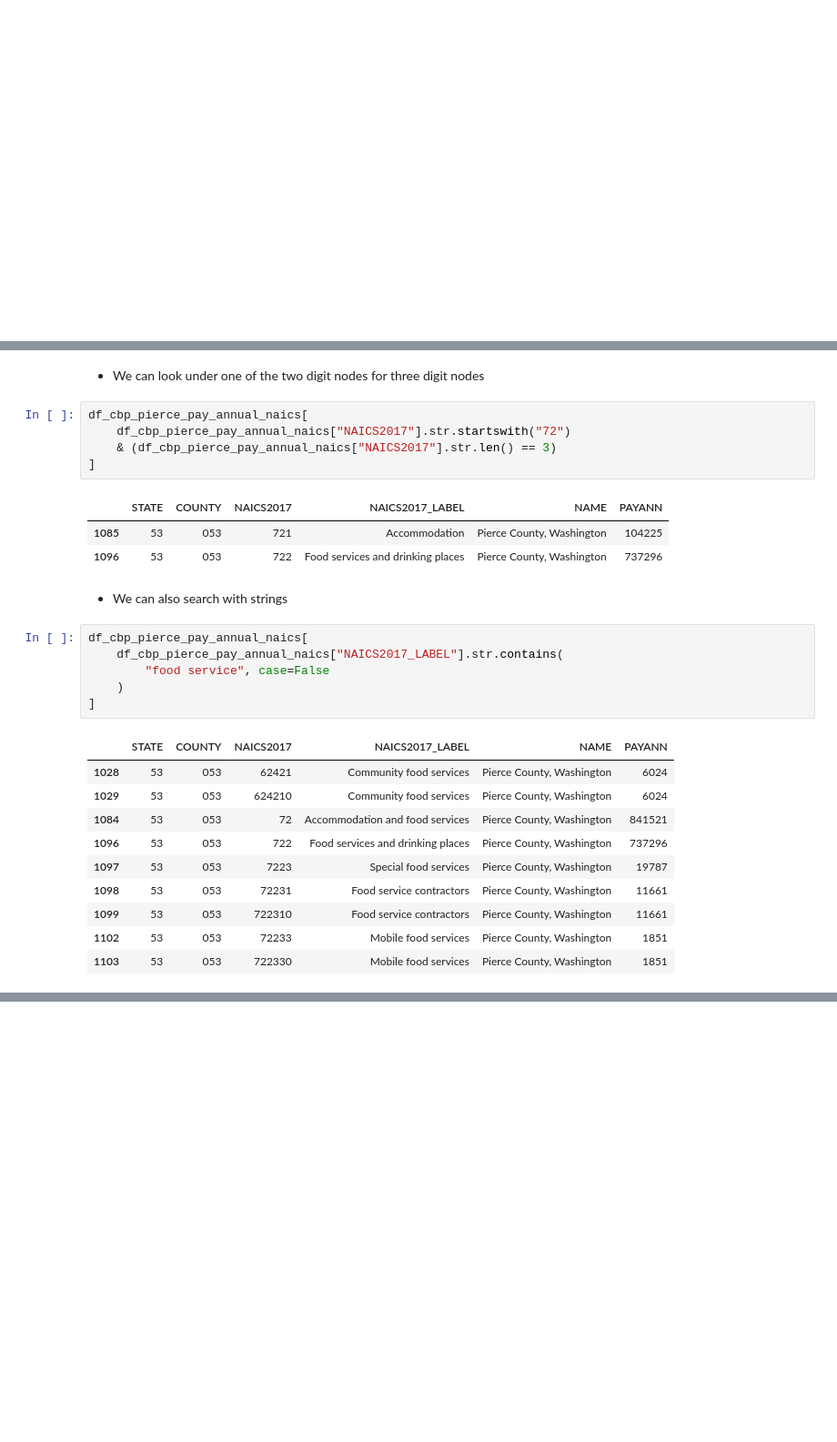
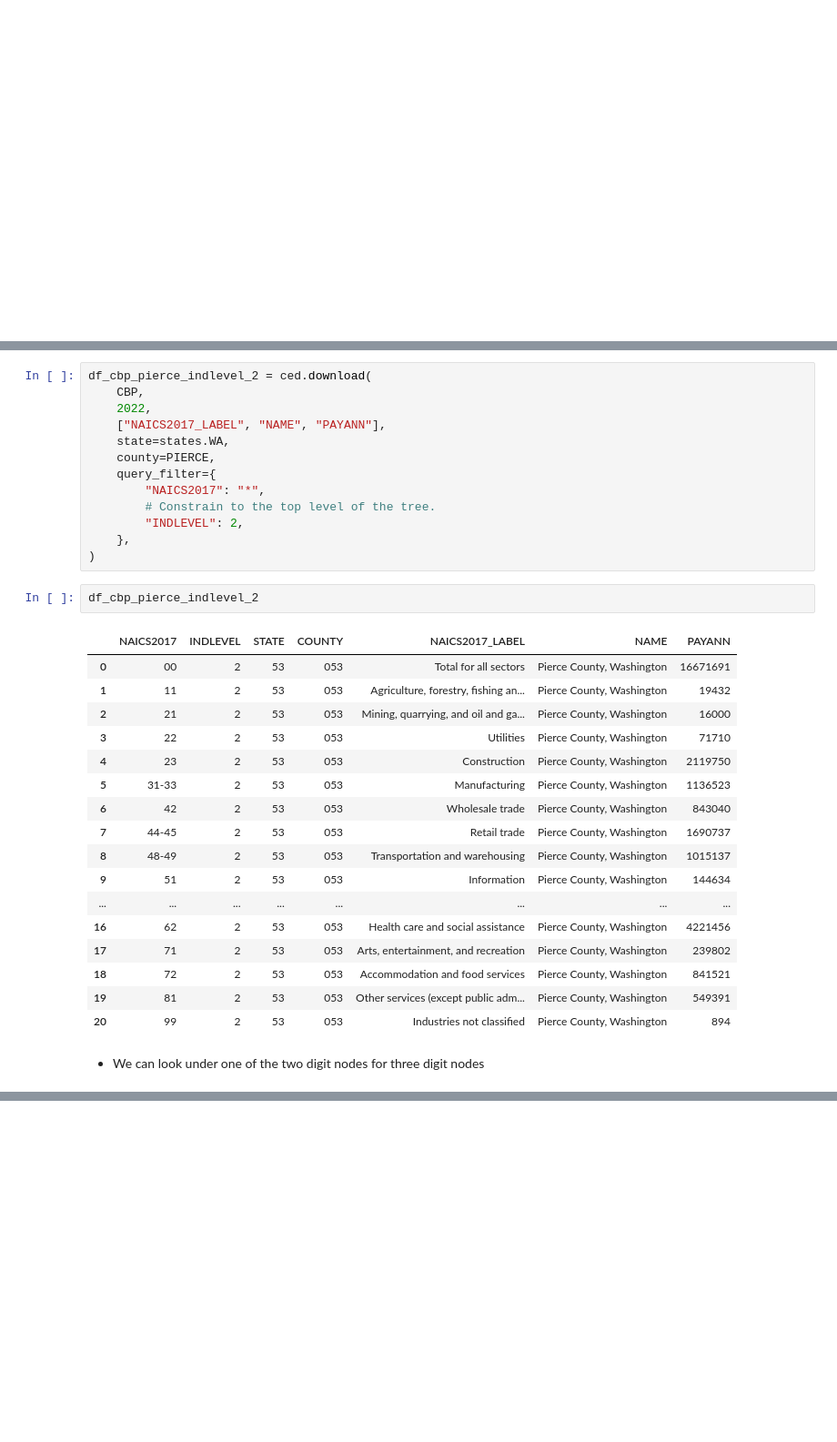
Before and after one commit to censusdis/censusdis-tutorial-2024, a Jupyter notebook: Lessons/Lesson 4 Query Filters.ipynb, the cells around one changed output, grey strips where cells are left out. Shown at 91% size. Cells and saved outputs as stored; diff of their text form; blank space fills up the shorter version.

```diff
--- a/Lessons/Lesson 4 Query Filters.ipynb
+++ b/Lessons/Lesson 4 Query Filters.ipynb
@@ -267,30 +284,35 @@ df_cbp_pierce_pay_annual_naics[
+# %%
+df_cbp_pierce_indlevel_2 = ced.download(
+    CBP,
+    2022,
+    ["NAICS2017_LABEL", "NAME", "PAYANN"],
+    state=states.WA,
+    county=PIERCE,
+    query_filter={
+        "NAICS2017": "*",
+        # Constrain to the top level of the tree.
+        "INDLEVEL": 2,
+    },
+)
+# %%
+df_cbp_pierce_indlevel_2
+# %% [output]
+|  | NAICS2017 | INDLEVEL | STATE | COUNTY | NAICS2017_LABEL | NAME | PAYANN |
+| 0 | 00 | 2 | 53 | 053 | Total for all sectors | Pierce County, Washington | 16671691 |
+| 1 | 11 | 2 | 53 | 053 | Agriculture, forestry, fishing an... | Pierce County, Washington | 19432 |
+| 2 | 21 | 2 | 53 | 053 | Mining, quarrying, and oil and ga... | Pierce County, Washington | 16000 |
+| 3 | 22 | 2 | 53 | 053 | Utilities | Pierce County, Washington | 71710 |
+| 4 | 23 | 2 | 53 | 053 | Construction | Pierce County, Washington | 2119750 |
+| 5 | 31-33 | 2 | 53 | 053 | Manufacturing | Pierce County, Washington | 1136523 |
+| 6 | 42 | 2 | 53 | 053 | Wholesale trade | Pierce County, Washington | 843040 |
+| 7 | 44-45 | 2 | 53 | 053 | Retail trade | Pierce County, Washington | 1690737 |
+| 8 | 48-49 | 2 | 53 | 053 | Transportation and warehousing | Pierce County, Washington | 1015137 |
+| 9 | 51 | 2 | 53 | 053 | Information | Pierce County, Washington | 144634 |
+| ... | ... | ... | ... | ... | ... | ... | ... |
+| 16 | 62 | 2 | 53 | 053 | Health care and social assistance | Pierce County, Washington | 4221456 |
+| 17 | 71 | 2 | 53 | 053 | Arts, entertainment, and recreation | Pierce County, Washington | 239802 |
+| 18 | 72 | 2 | 53 | 053 | Accommodation and food services | Pierce County, Washington | 841521 |
+| 19 | 81 | 2 | 53 | 053 | Other services (except public adm... | Pierce County, Washington | 549391 |
+| 20 | 99 | 2 | 53 | 053 | Industries not classified | Pierce County, Washington | 894 |
 # %% [markdown]
 - We can look under one of the two digit nodes for three digit nodes
-# %%
-df_cbp_pierce_pay_annual_naics[
-    df_cbp_pierce_pay_annual_naics["NAICS2017"].str.startswith("72")
-    & (df_cbp_pierce_pay_annual_naics["NAICS2017"].str.len() == 3)
-]
-# %% [output]
-|  | STATE | COUNTY | NAICS2017 | NAICS2017_LABEL | NAME | PAYANN |
-| 1085 | 53 | 053 | 721 | Accommodation | Pierce County, Washington | 104225 |
-| 1096 | 53 | 053 | 722 | Food services and drinking places | Pierce County, Washington | 737296 |
-# %% [markdown]
-- We can also search with strings
-# %%
-df_cbp_pierce_pay_annual_naics[
-    df_cbp_pierce_pay_annual_naics["NAICS2017_LABEL"].str.contains(
-        "food service", case=False
-    )
-]
-# %% [output]
-|  | STATE | COUNTY | NAICS2017 | NAICS2017_LABEL | NAME | PAYANN |
-| 1028 | 53 | 053 | 62421 | Community food services | Pierce County, Washington | 6024 |
-| 1029 | 53 | 053 | 624210 | Community food services | Pierce County, Washington | 6024 |
-| 1084 | 53 | 053 | 72 | Accommodation and food services | Pierce County, Washington | 841521 |
-| 1096 | 53 | 053 | 722 | Food services and drinking places | Pierce County, Washington | 737296 |
-| 1097 | 53 | 053 | 7223 | Special food services | Pierce County, Washington | 19787 |
-| 1098 | 53 | 053 | 72231 | Food service contractors | Pierce County, Washington | 11661 |
-| 1099 | 53 | 053 | 722310 | Food service contractors | Pierce County, Washington | 11661 |
-| 1102 | 53 | 053 | 72233 | Mobile food services | Pierce County, Washington | 1851 |
-| 1103 | 53 | 053 | 722330 | Mobile food services | Pierce County, Washington | 1851 |
```
Also changed, not shown: parts of 19 cells of this notebook, 1 other file.
